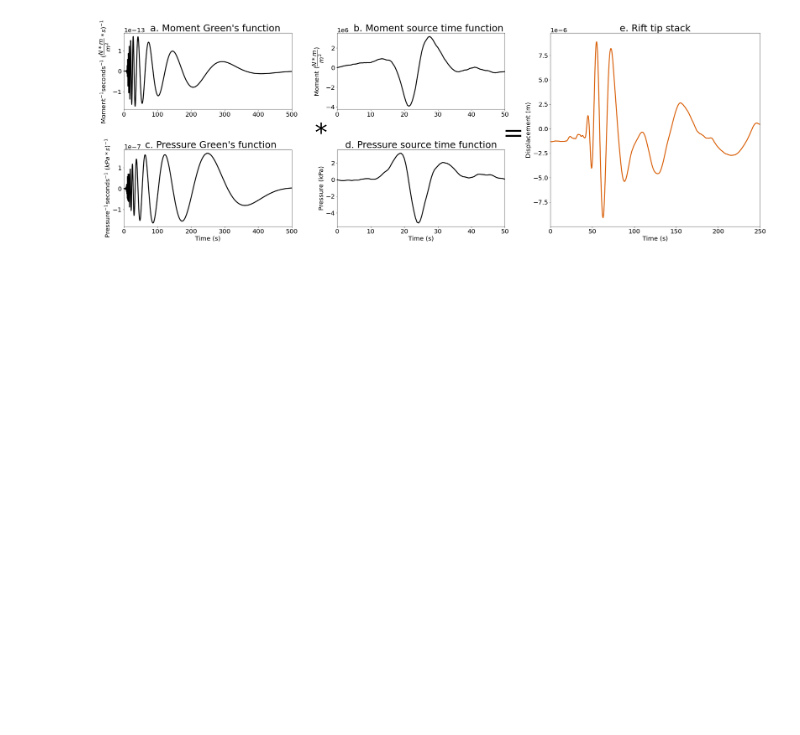
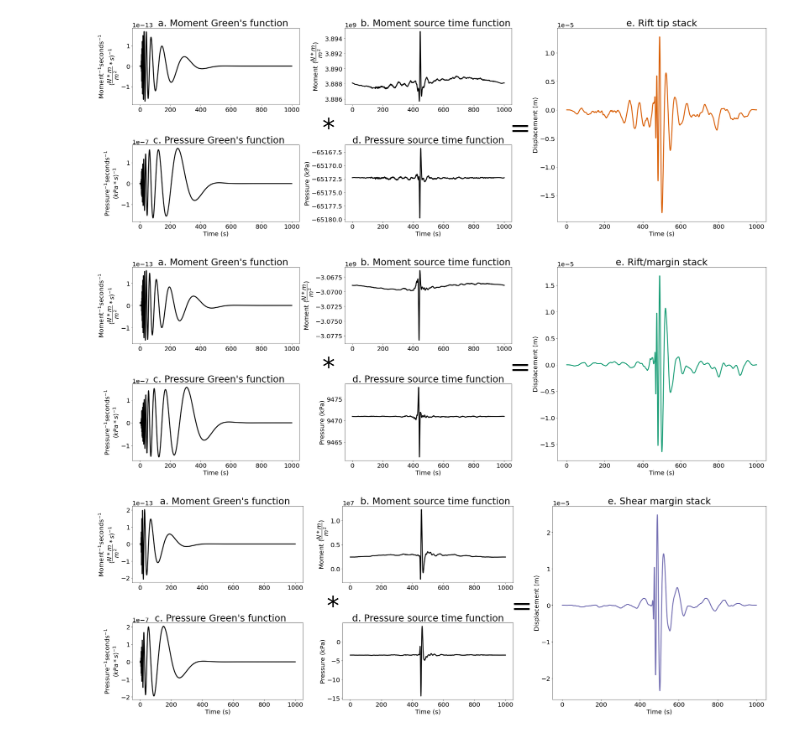
Before and after one commit to stepholinger/rift_detection_location, a Jupyter notebook: riftquake_analysis.ipynb, the cells around one changed output. Cells and saved outputs as stored; diff of their text form; code cells hidden in the pictures; blank space fills up the shorter version.

Commit message:
final presubmission deconvolution rabbithole

```diff
--- a/riftquake_analysis.ipynb
+++ b/riftquake_analysis.ipynb
@@ -747,22 +812,26 @@ colors = ["#d95f02","#1b9e77","#7570b3"]
 
 # make the plot
 plot_weekly_events_and_gps(filt_gps_speed,gps_time_vect,noise_vect,noise_date_vect,np.array(detection_times)[predictions==cluster],daily_stacks,stacks,colors,baz_bounds,backazimuths[predictions==cluster])
-# %%
-'''
-
-Read in the Green's functions produced by the Matlab model and deconvolve from waveform stacks
-
-'''
-
-# open files for stacks and greens functions
-stack_ds = h5py.File("outputs/stacking/stacks_PIG2_0.01Hz.h5",'r')
-gf_ds = h5py.File("greens_functions.h5",'r')
-
-# carry out the deconvolution and make a plot
-deconvolve_and_plot(stack_ds,gf_ds,1/2.1,"rift_tip")
-
-# close files
-stack_ds.close()
-gf_ds.close()
-# %% [output]
-[figure, removed]
+# %%
+'''
+
+Read in the Green's functions produced by the Matlab model and deconvolve from waveform stacks
+
+'''
+
+# open files for stacks and greens functions
+stack_ds = h5py.File("outputs/stacking/centroid_aligned_stacks_PIG2_0.01Hz.h5",'r')
+gf_ds = h5py.File("greens_functions_400_m_thickness.h5",'r')
+
+# apply a highpass filter, carry out the deconvolution, and make a plot
+deconvolve_and_plot(stack_ds,gf_ds,1/2.1,"rift_tip","Rift tip","#d95f02",[0,2000])
+deconvolve_and_plot(stack_ds,gf_ds,1/2.1,"rift_margin","Rift/margin","#1b9e77",[0,2000])
+deconvolve_and_plot(stack_ds,gf_ds,1/2.1,"margin","Shear margin","#7570b3",[0,2000])
+
+# close files
+stack_ds.close()
+gf_ds.close()
+# %% [output]
+[figure, added]
+[figure, added]
+[figure, added]
```
Also changed, not shown: parts of 12 cells of this notebook, 11 other files.
